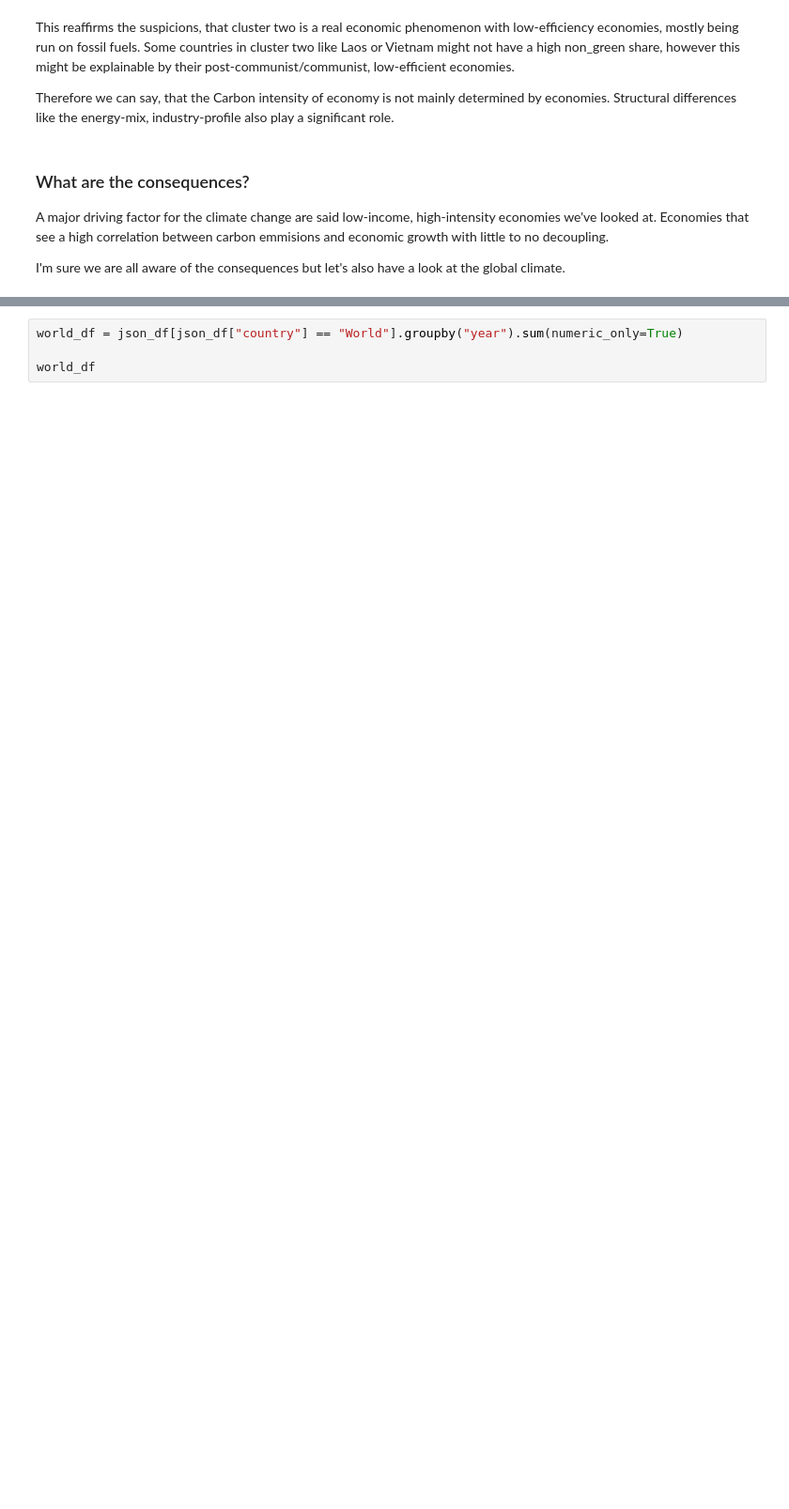
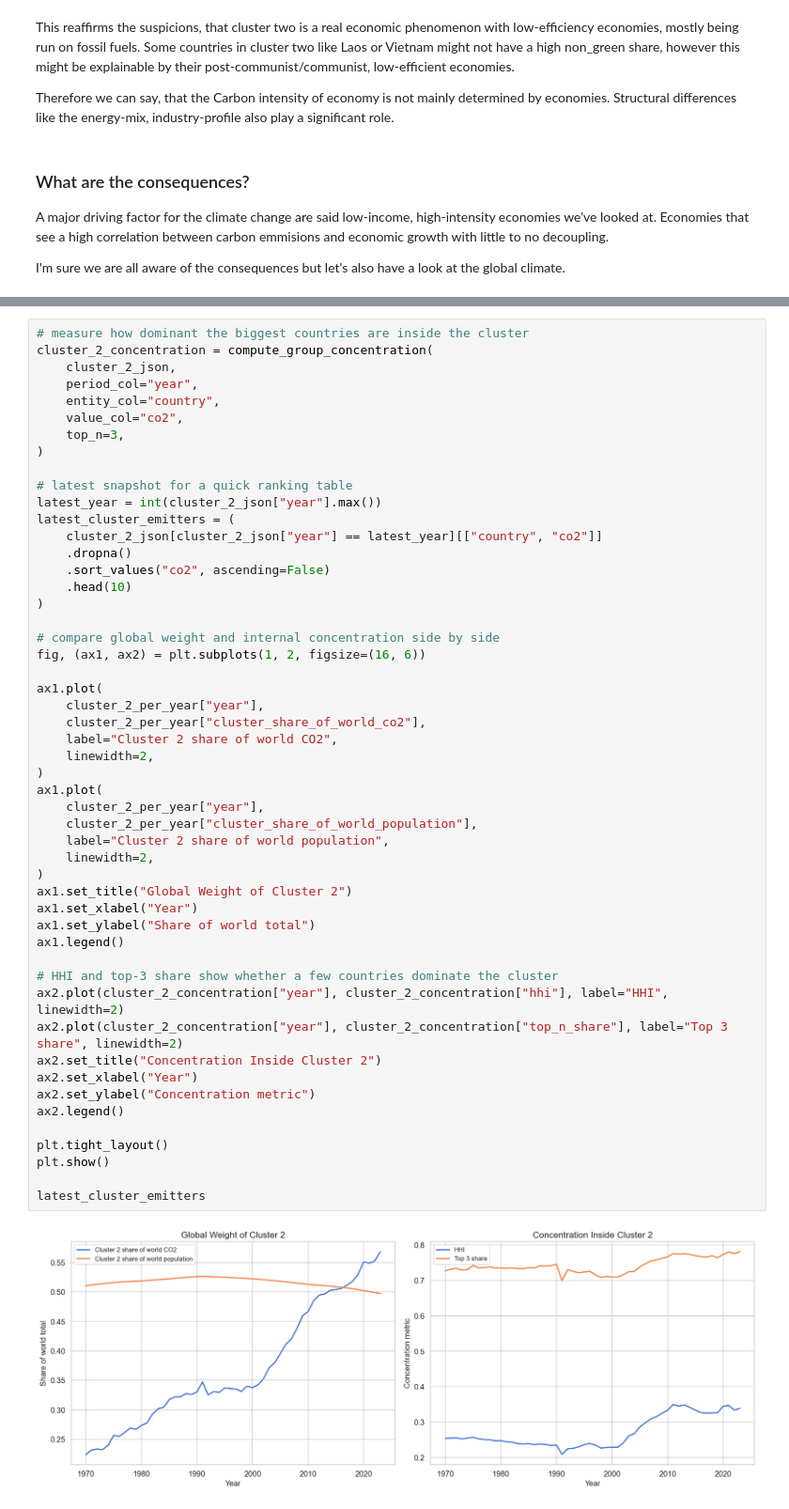
Before and after one commit to fabianfrank-dev/carbon_analysis, a Jupyter notebook: notebooks/pandas/04_clustering_and_cluster_dynamics.ipynb, the cells around one changed output, grey strips where cells are left out. Shown at 94% size. Cells and saved outputs as stored; diff of their text form; blank space fills up the shorter version.

```diff
--- a/notebooks/pandas/04_clustering_and_cluster_dynamics.ipynb
+++ b/notebooks/pandas/04_clustering_and_cluster_dynamics.ipynb
@@ -560,4 +860,53 @@ It is also worth noting, that cluster 2 accounts for roughly 50-65% of global co
 # %%
-world_df = json_df[json_df["country"] == "World"].groupby("year").sum(numeric_only=True)
+# measure how dominant the biggest countries are inside the cluster
+cluster_2_concentration = compute_group_concentration(
+    cluster_2_json,
+    period_col="year",
+    entity_col="country",
+    value_col="co2",
+    top_n=3,
+)
 
-world_df
+# latest snapshot for a quick ranking table
+latest_year = int(cluster_2_json["year"].max())
+latest_cluster_emitters = (
+    cluster_2_json[cluster_2_json["year"] == latest_year][["country", "co2"]]
+    .dropna()
+    .sort_values("co2", ascending=False)
+    .head(10)
+)
+
+# compare global weight and internal concentration side by side
+fig, (ax1, ax2) = plt.subplots(1, 2, figsize=(16, 6))
+
+ax1.plot(
+    cluster_2_per_year["year"],
+    cluster_2_per_year["cluster_share_of_world_co2"],
+    label="Cluster 2 share of world CO2",
+    linewidth=2,
+)
+ax1.plot(
+    cluster_2_per_year["year"],
+    cluster_2_per_year["cluster_share_of_world_population"],
+    label="Cluster 2 share of world population",
+    linewidth=2,
+)
+ax1.set_title("Global Weight of Cluster 2")
+ax1.set_xlabel("Year")
+ax1.set_ylabel("Share of world total")
+ax1.legend()
+
+# HHI and top-3 share show whether a few countries dominate the cluster
+ax2.plot(cluster_2_concentration["year"], cluster_2_concentration["hhi"], label="HHI", linewidth=2)
+ax2.plot(cluster_2_concentration["year"], cluster_2_concentration["top_n_share"], label="Top 3 share", linewidth=2)
+ax2.set_title("Concentration Inside Cluster 2")
+ax2.set_xlabel("Year")
+ax2.set_ylabel("Concentration metric")
+ax2.legend()
+
+plt.tight_layout()
+plt.show()
+
+latest_cluster_emitters
+# %% [output]
+[figure, added]
```
Also changed, not shown: parts of 36 cells of this notebook, 1 other file.
